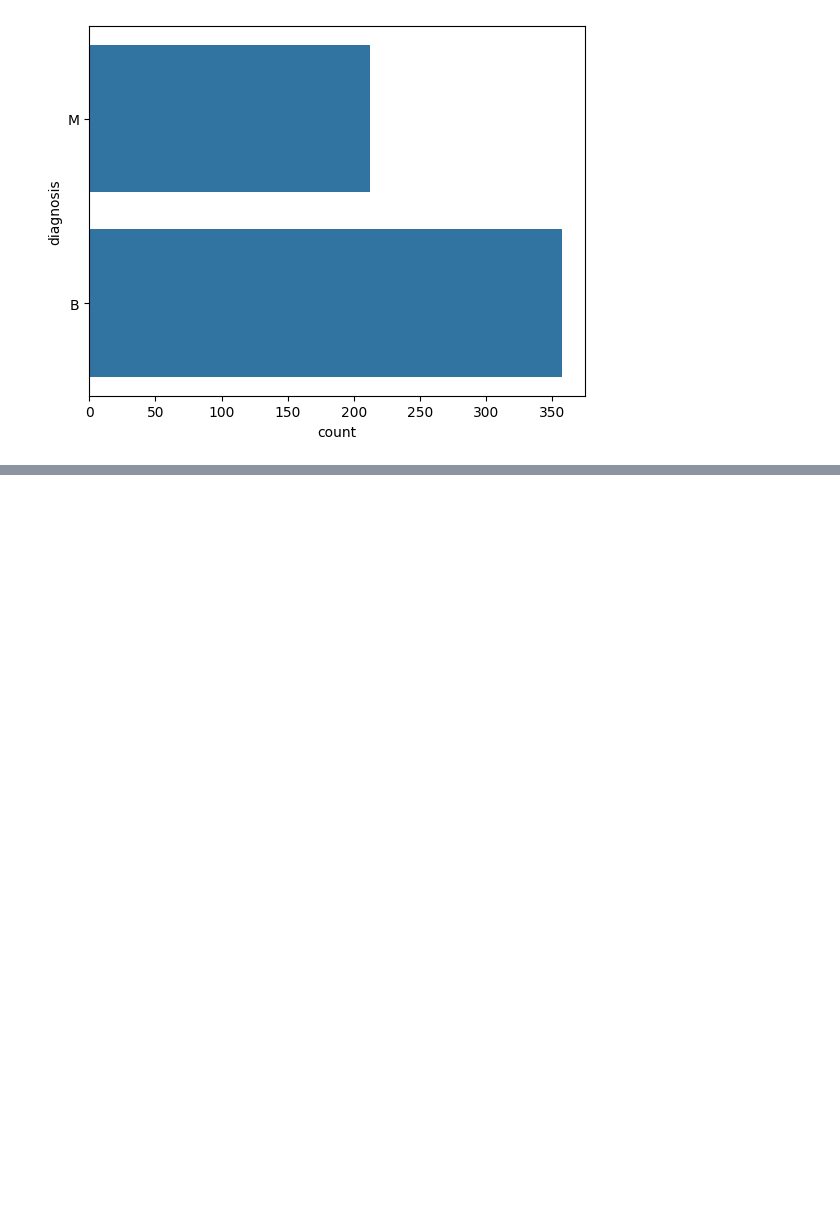
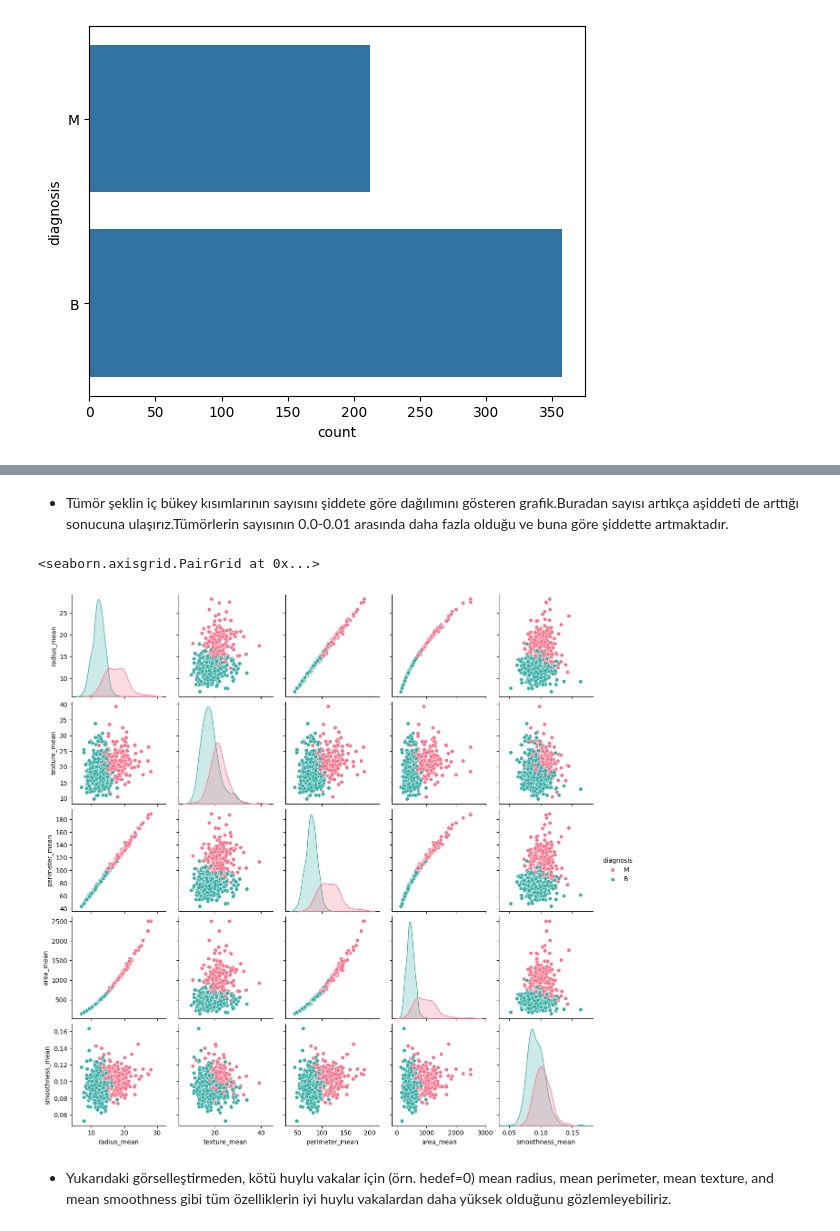
Before and after one commit to iremcakcak5/Data-science-project, a Jupyter notebook: cancer.ipynb, the cells around one changed output, grey strips where cells are left out. Saved outputs shown, nothing was run; the diff lists cells and outputs as text; code cells hidden in the pictures; blank space fills up the shorter version.

```diff
--- a/cancer.ipynb
+++ b/cancer.ipynb
@@ -231,0 +274,13 @@ plt.show()
+# %% [markdown]
+- Tümör şeklin  iç bükey kısımlarının sayısını şiddete göre dağılımını gösteren grafik.Buradan sayısı artıkça aşiddeti de arttığı sonucuna ulaşırız.Tümörlerin sayısının 0.0-0.01 arasında daha fazla olduğu ve buna göre şiddette artmaktadır.
+# %%
+sns.pairplot(data,hue="diagnosis",palette="husl",
+             vars = ['radius_mean', 'texture_mean', 'perimeter_mean',
+                       'area_mean', 'smoothness_mean']
+            )
+#Hue, çizim yönlerini farklı renklerle eşlemek için verilerdeki değişkenlerdeki farkı elde etmenize yardımcı olur.
+# %% [output]
+<seaborn.axisgrid.PairGrid at 0x...>
+[figure, added]
+# %% [markdown]
+- Yukarıdaki görselleştirmeden, kötü huylu vakalar için (örn. hedef=0) mean radius, mean perimeter, mean texture, and mean smoothness gibi tüm özelliklerin iyi huylu vakalardan daha yüksek olduğunu gözlemleyebiliriz.
```
Also changed, not shown: parts of 24 cells of this notebook.
